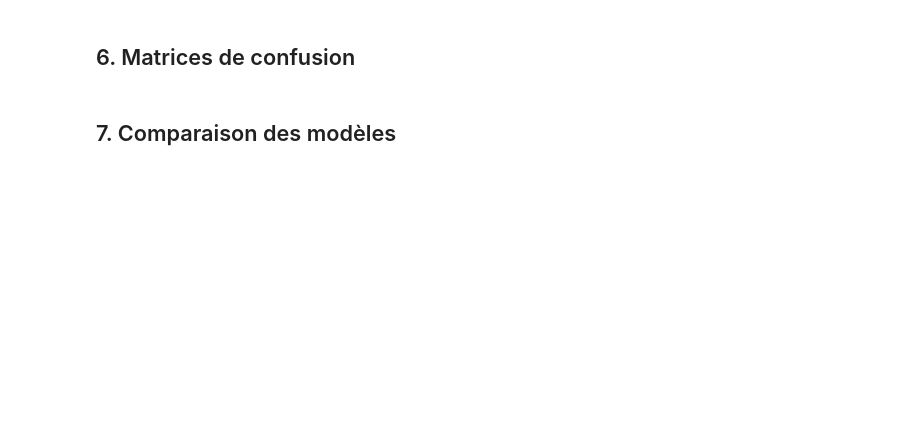
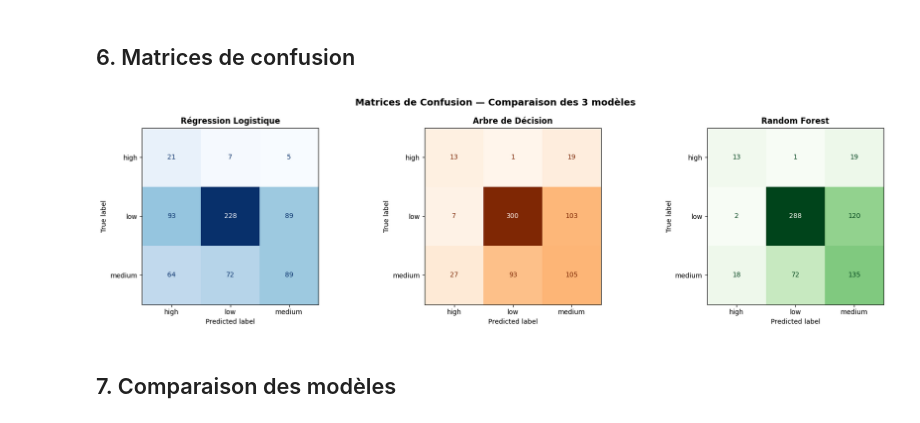
Before and after one commit to ANSS77/suivi-catastrophes-maroc, a Jupyter notebook: ml/notebooks/seismes_training.ipynb, the cells around one changed output. Drawn from its saved outputs; the diff is of its cells as text; code cells hidden in the pictures; blank space fills up the shorter version.

```diff
--- a/ml/notebooks/seismes_training.ipynb
+++ b/ml/notebooks/seismes_training.ipynb
@@ -33,2 +159,23 @@ plt.show()
 # %% [markdown]
 ## 3. Split Train/Test + SMOTE
+# %%
+X_train, X_test, y_train, y_test = train_test_split(
+    X_scaled, y,
+    test_size=0.3,
+    random_state=42,
+    stratify=y
+)
+
+print(f'Train avant SMOTE : {X_train.shape[0]}')
+print(f'Test              : {X_test.shape[0]}')
+print('Distribution train avant SMOTE :', dict(pd.Series(y_train).value_counts()))
+
+# SMOTE uniquement sur le train — jamais sur le test !
+smote = SMOTE(random_state=42)
+X_train, y_train = smote.fit_resample(X_train, y_train)
+
+print(f'\nTrain après SMOTE : {X_train.shape[0]}')
+print('Distribution train après SMOTE :')
+classes, counts = np.unique(y_train, return_counts=True)
+for c, n in zip(classes, counts):
+    print(f'  {le_target.classes_[c]} ({c}) : {n}')
@@ -39,4 +286,25 @@ plt.show()
 # %% [markdown]
 ## 6. Matrices de confusion
+# %%
+fig, axes = plt.subplots(1, 3, figsize=(18, 5))
+fig.suptitle('Matrices de Confusion — Comparaison des 3 modèles',
+             fontsize=14, fontweight='bold')
+
+configs = [
+    ('Régression Logistique', lr_pred, 'Blues'),
+    ('Arbre de Décision',     dt_pred, 'Oranges'),
+    ('Random Forest',         rf_pred, 'Greens'),
+]
+
+for ax, (title, pred, cmap) in zip(axes, configs):
+    cm = confusion_matrix(y_test, pred)
+    disp = ConfusionMatrixDisplay(confusion_matrix=cm, display_labels=LABELS)
+    disp.plot(ax=ax, colorbar=False, cmap=cmap)
+    ax.set_title(title, fontweight='bold')
+
+plt.tight_layout()
+plt.show()
+# %% [output]
+[figure, added]
 # %% [markdown]
 ## 7. Comparaison des modèles
```
Also changed, not shown: parts of 11 cells of this notebook.
